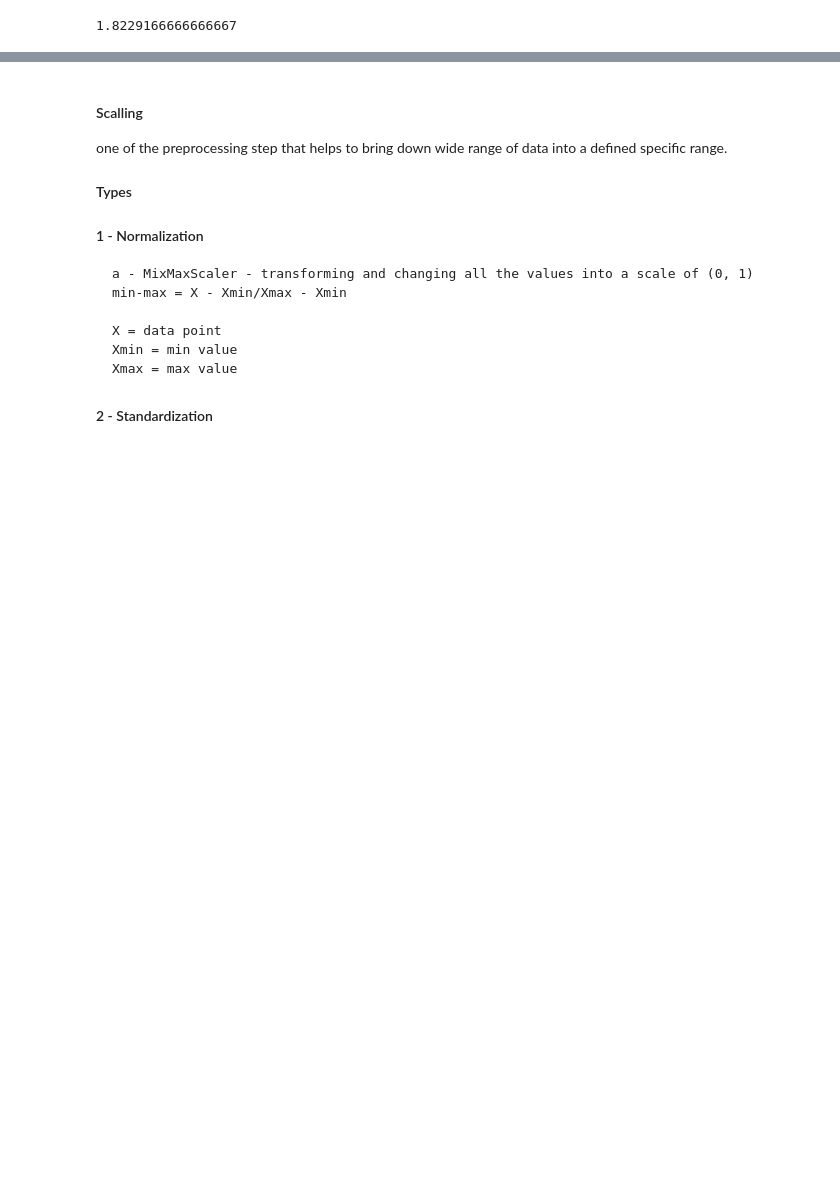
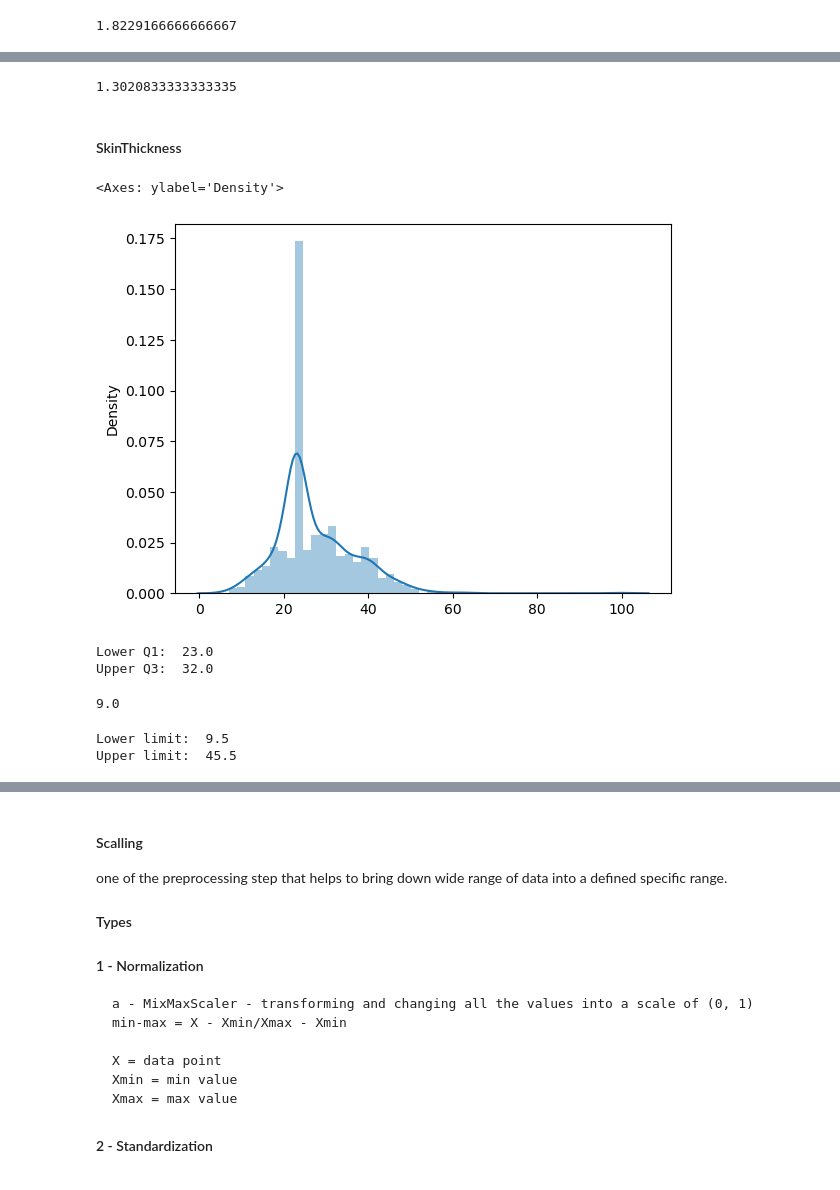
Before and after one commit to Abdul-Samii/Logistic-Regression, a Jupyter notebook: Logistic Regression.ipynb, the cells around one changed output, grey strips where cells are left out. Cells and saved outputs as stored; diff of their text form; code cells hidden in the pictures; blank space fills up the shorter version.

```diff
--- a/Logistic Regression.ipynb
+++ b/Logistic Regression.ipynb
@@ -318,0 +339,4 @@ data.loc[data['Pregnancies'] > upper_limit, 'Pregnancies'] = data['Pregnancies']
+# %%
+#STEP - 2: Now Find IQR
+IQR_bp = Q3_bp - Q1_bp
+print("IQR: ", IQR_bp)
@@ -318,0 +349,6 @@ data.loc[data['Pregnancies'] > upper_limit, 'Pregnancies'] = data['Pregnancies']
+# %%
+#STEP - 3: Now find the lower and upper limit
+lower_limit_bp = Q1_bp - 1.5*IQR_bp
+upper_limit_bp = Q3_bp + 1.5*IQR_bp
+print("Lower Limit: ", lower_limit_bp);
+print("Upper Limit: ", upper_limit_bp);
@@ -318,0 +373,3 @@ data.loc[data['Pregnancies'] > upper_limit, 'Pregnancies'] = data['Pregnancies']
+# %%
+#The percentage is below 5% so we will replace the values by the median of that column
+data.loc[data['BloodPressure'] < lower_limit_bp, 'BloodPressure'] = data['BloodPressure'].median()
@@ -318,0 +391,41 @@ data.loc[data['Pregnancies'] > upper_limit, 'Pregnancies'] = data['Pregnancies']
+# %%
+#Calucating the percentage of the outlier, if greator then 5% we are not handling it
+len(data.loc[data['BloodPressure'] > upper_limit_bp])/len(data)*100
+# %% [output]
+1.3020833333333335
+# %%
+#Ok so we are handling it now because the percentage is less the 5%
+data.loc[data['BloodPressure'] > upper_limit_bp, 'BloodPressure'] = data['BloodPressure'].median()
+# %% [markdown]
+#### SkinThickness
+# %%
+#plot a graph to check whether the distribution is normal or not, if not normal we will use IQR method
+sns.distplot(x = data.SkinThickness)
+# %% [output]
+<Axes: ylabel='Density'>
+[figure, added]
+# %%
+#Distribution is not normal so we will be using IQR methid
+#STEP - 1: Find Q1 and Q3
+Q1_skin = data['SkinThickness'].quantile(0.25)
+Q3_skin = data['SkinThickness'].quantile(0.75)
+print("Lower Q1: ", Q1_skin)
+print("Upper Q3: ", Q3_skin)
+# %% [output]
+Lower Q1:  23.0
+Upper Q3:  32.0
+# %%
+#STEP - 2: find IQR
+IQR_skin = Q3_skin - Q1_skin
+IQR_skin
+# %% [output]
+9.0
+# %%
+#STEP - 3: Find the upper and lower limits
+lower_limit_skin = Q1_skin - 1.5*IQR_skin
+upper_limit_skin = Q3_skin + 1.5*IQR_skin
+print("Lower limit: ", lower_limit_skin)
+print("Upper limit: ", upper_limit_skin)
+# %% [output]
+Lower limit:  9.5
+Upper limit:  45.5
```
Also changed, not shown: parts of 51 cells of this notebook.
